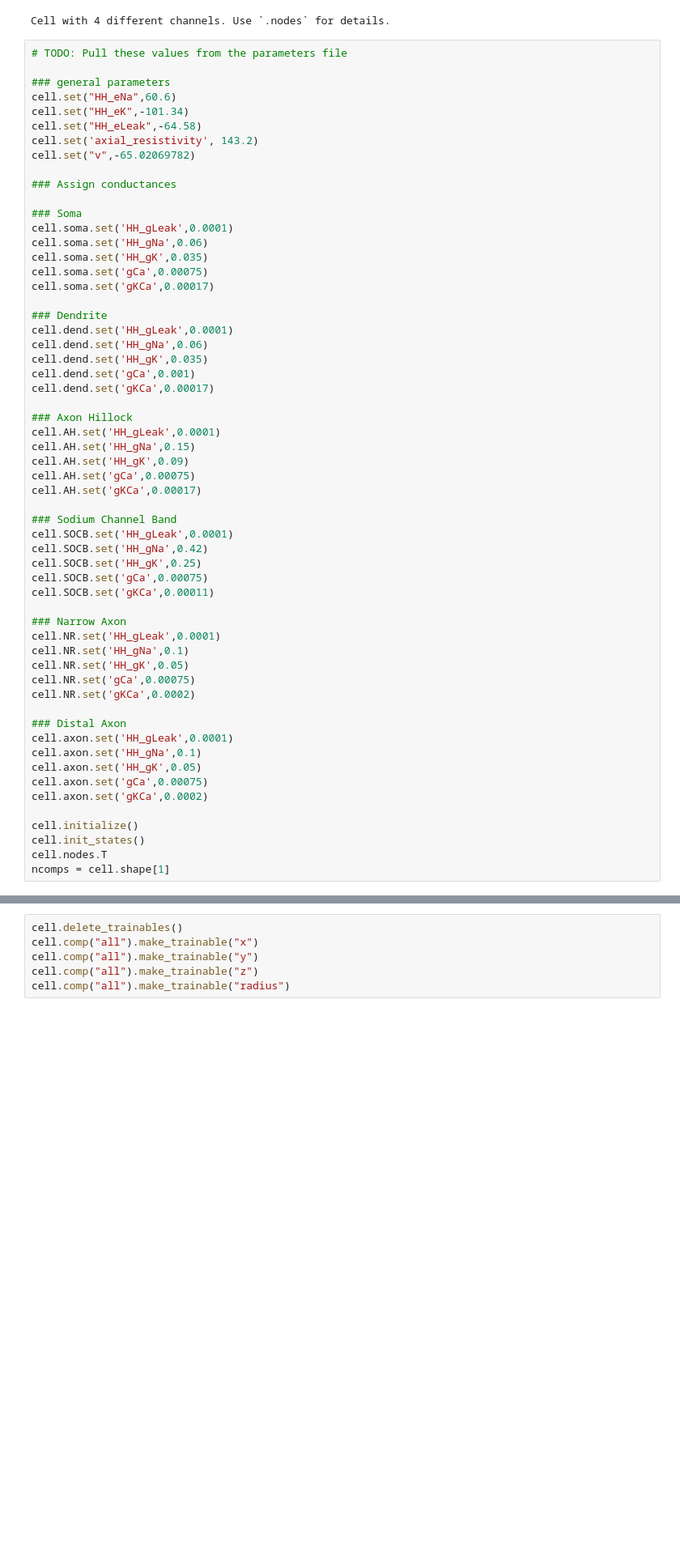
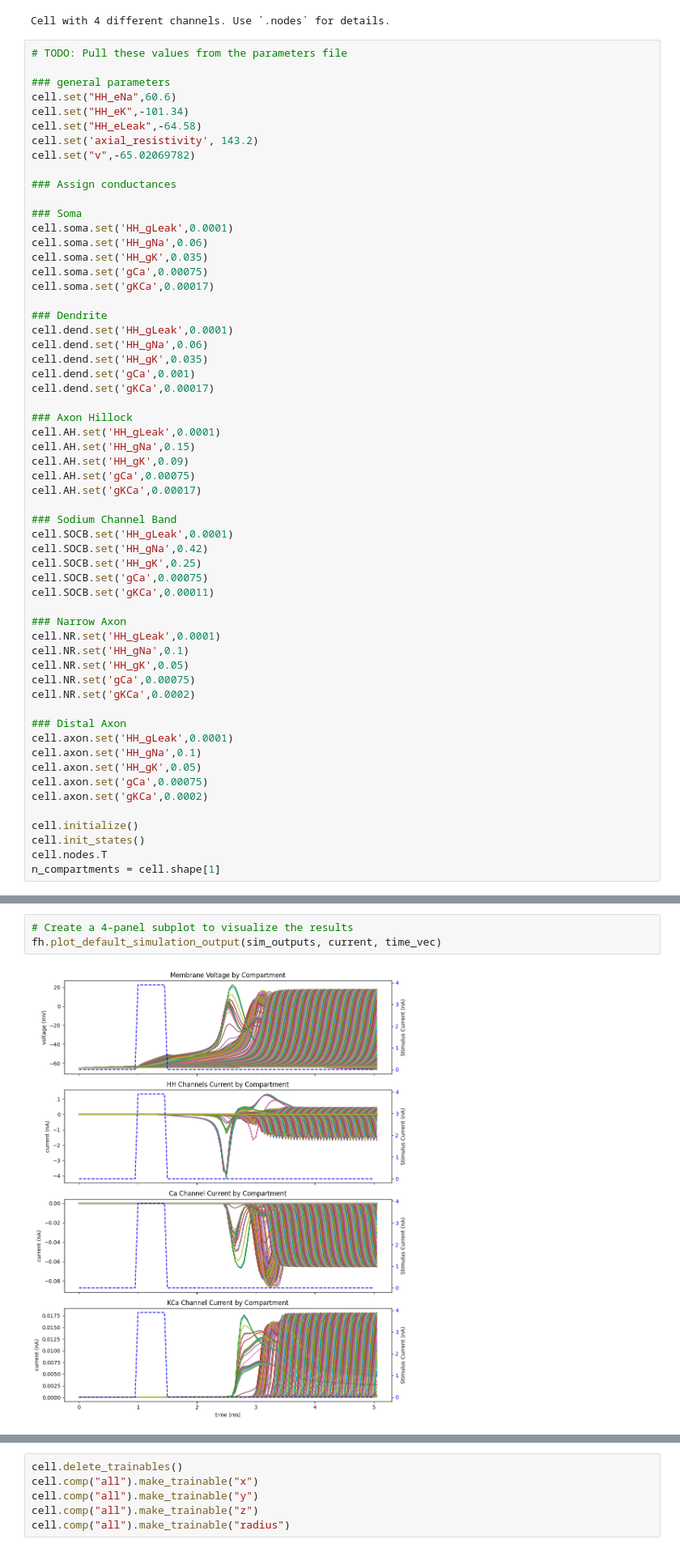
Before and after one commit to lanpouthakoun/STATS220-FINAL-PROJECT, a Jupyter notebook: src/main.ipynb, the cells around one changed output, grey strips where cells are left out. Shown at 81% size. Drawn from its saved outputs; the diff is of its cells as text; blank space fills up the shorter version.

```diff
--- a/src/main.ipynb
+++ b/src/main.ipynb
@@ -144,5 +128,5 @@ cell.axon.set('gKCa',0.0002)
 cell.initialize()
 cell.init_states()
 cell.nodes.T
-ncomps = cell.shape[1]
+n_compartments = cell.shape[1]
 # %%
@@ -175,0 +160,5 @@ _ = plt.plot(time_vec, current)
+# %%
+# Create a 4-panel subplot to visualize the results
+fh.plot_default_simulation_output(sim_outputs, current, time_vec)
+# %% [output]
+[figure, added]
```
Also changed, not shown: parts of 23 cells of this notebook.
